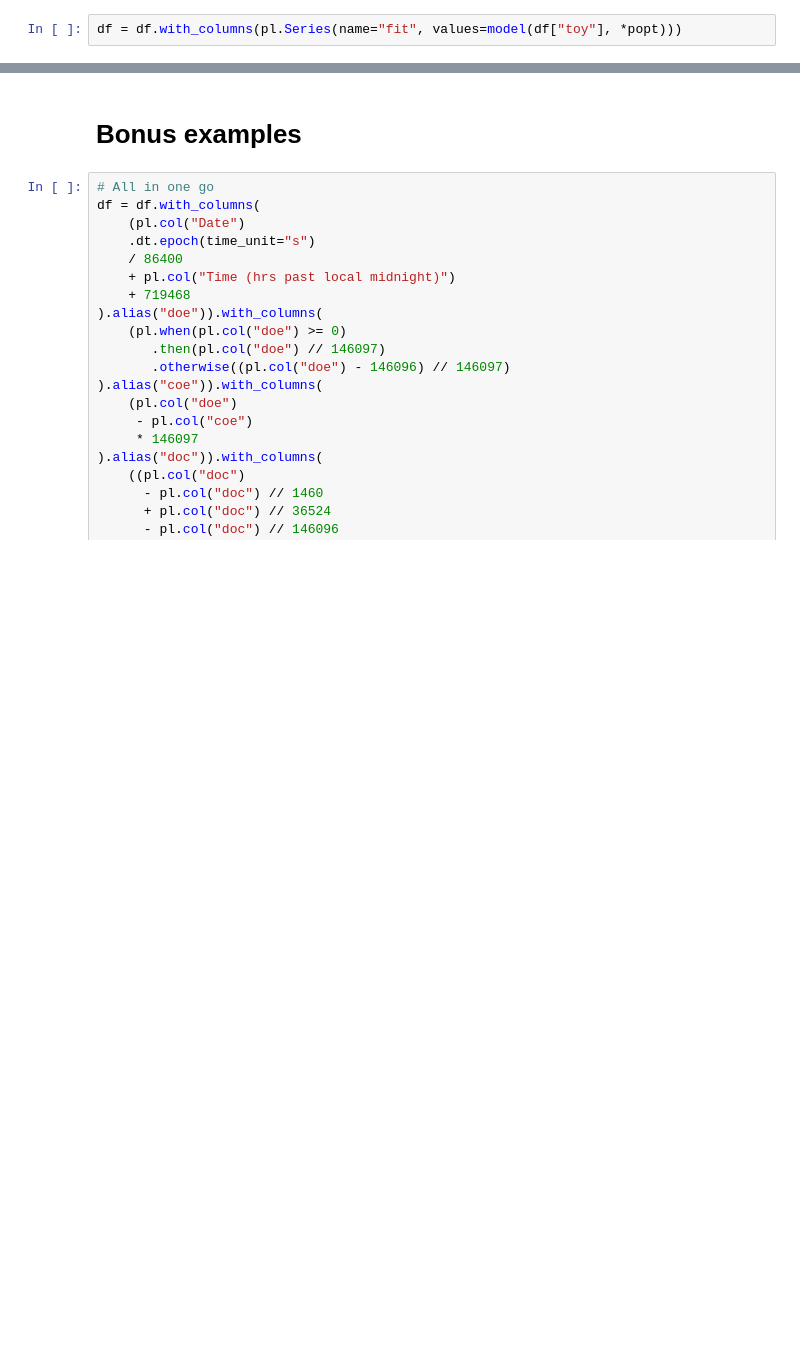
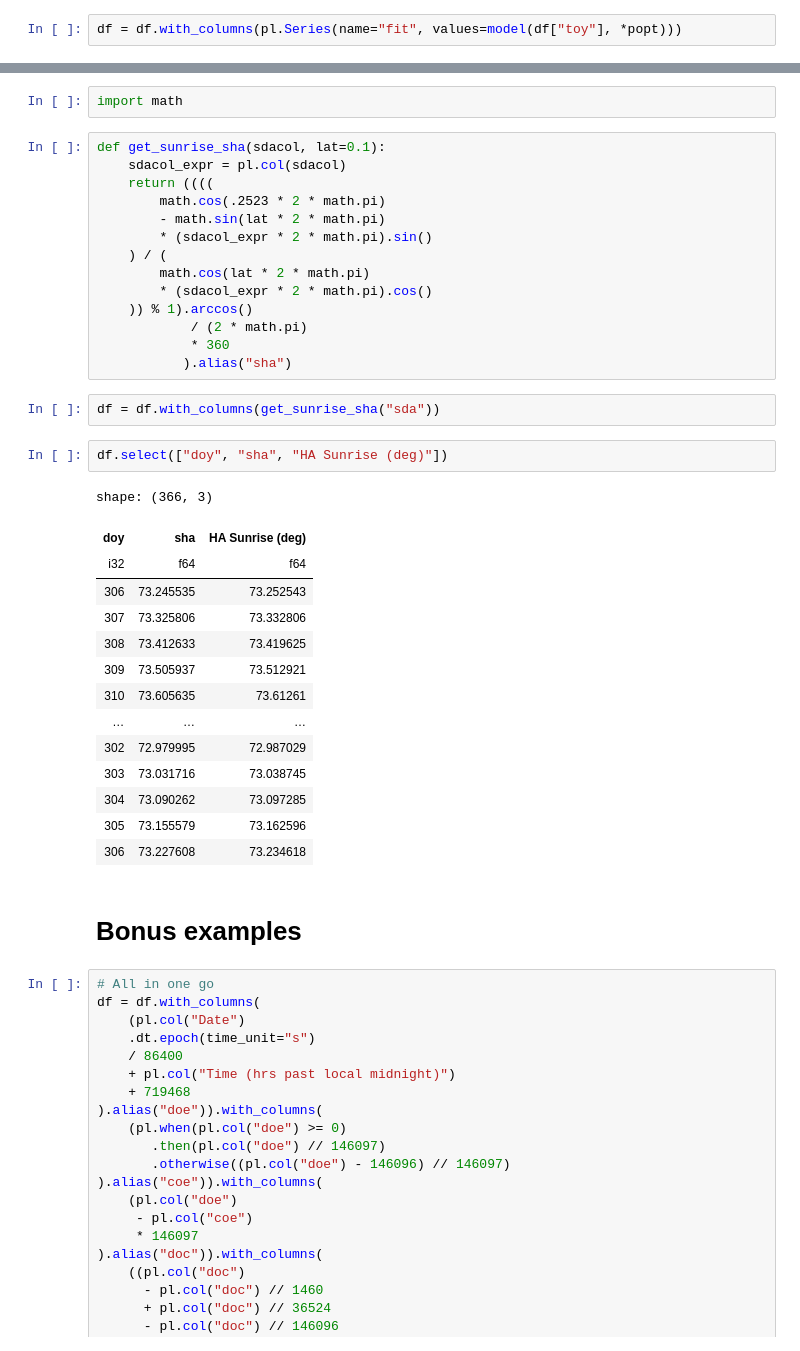
Before and after one commit to maptv/maptv.github.io, a Jupyter notebook: dec/time/eot.ipynb, the cells around one changed output, grey strips where cells are left out. Cells and saved outputs as stored; diff of their text form; blank space fills up the shorter version.

```diff
--- a/dec/time/eot.ipynb
+++ b/dec/time/eot.ipynb
@@ -198,3 +198,38 @@ plotdf.plot(
+# %%
+import math
+# %%
+def get_sunrise_sha(sdacol, lat=0.1):
+    sdacol_expr = pl.col(sdacol)
+    return ((((
+        math.cos(.2523 * 2 * math.pi)
+        - math.sin(lat * 2 * math.pi)
+        * (sdacol_expr * 2 * math.pi).sin()
+    ) / (
+        math.cos(lat * 2 * math.pi)
+        * (sdacol_expr * 2 * math.pi).cos()
+    )) % 1).arccos()
+            / (2 * math.pi)
+            * 360
+           ).alias("sha")
+# %%
+df = df.with_columns(get_sunrise_sha("sda"))
+# %%
+df.select(["doy", "sha", "HA Sunrise (deg)"])
+# %% [output]
+shape: (366, 3)
+| doy | sha | HA Sunrise (deg) |
+| i32 | f64 | f64 |
+| 306 | 73.245535 | 73.252543 |
+| 307 | 73.325806 | 73.332806 |
+| 308 | 73.412633 | 73.419625 |
+| 309 | 73.505937 | 73.512921 |
+| 310 | 73.605635 | 73.61261 |
+| … | … | … |
+| 302 | 72.979995 | 72.987029 |
+| 303 | 73.031716 | 73.038745 |
+| 304 | 73.090262 | 73.097285 |
+| 305 | 73.155579 | 73.162596 |
+| 306 | 73.227608 | 73.234618 |
 # %% [markdown]
 # Bonus examples
 # %%
```
Also changed, not shown: parts of 3 cells of this notebook, 10 other files.
